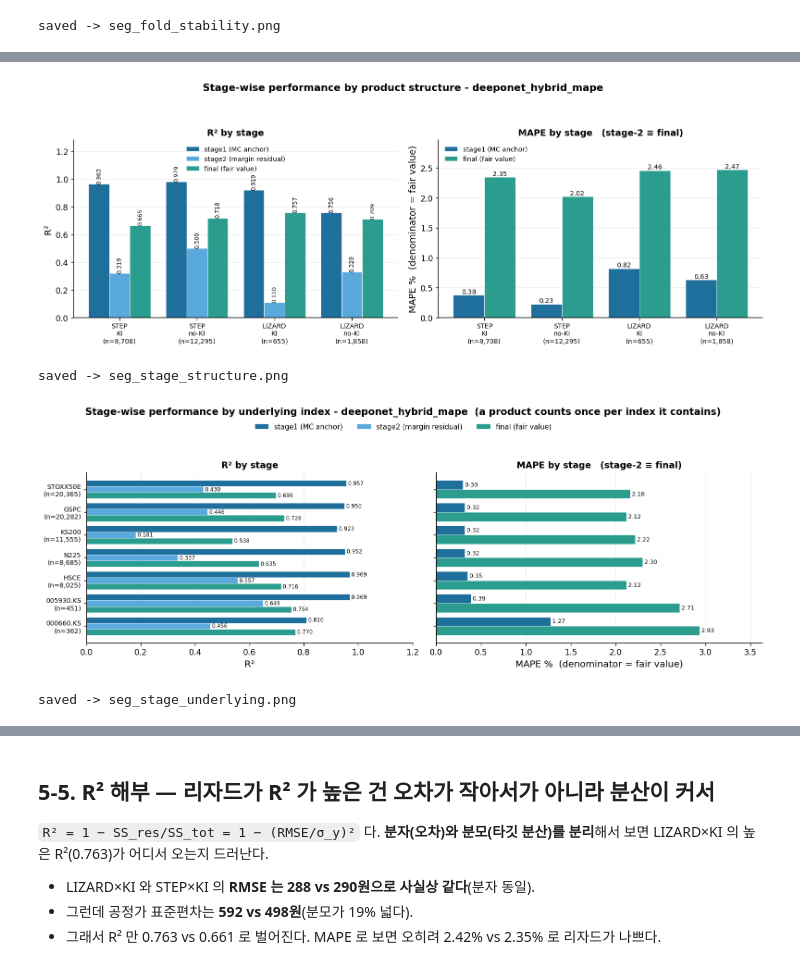
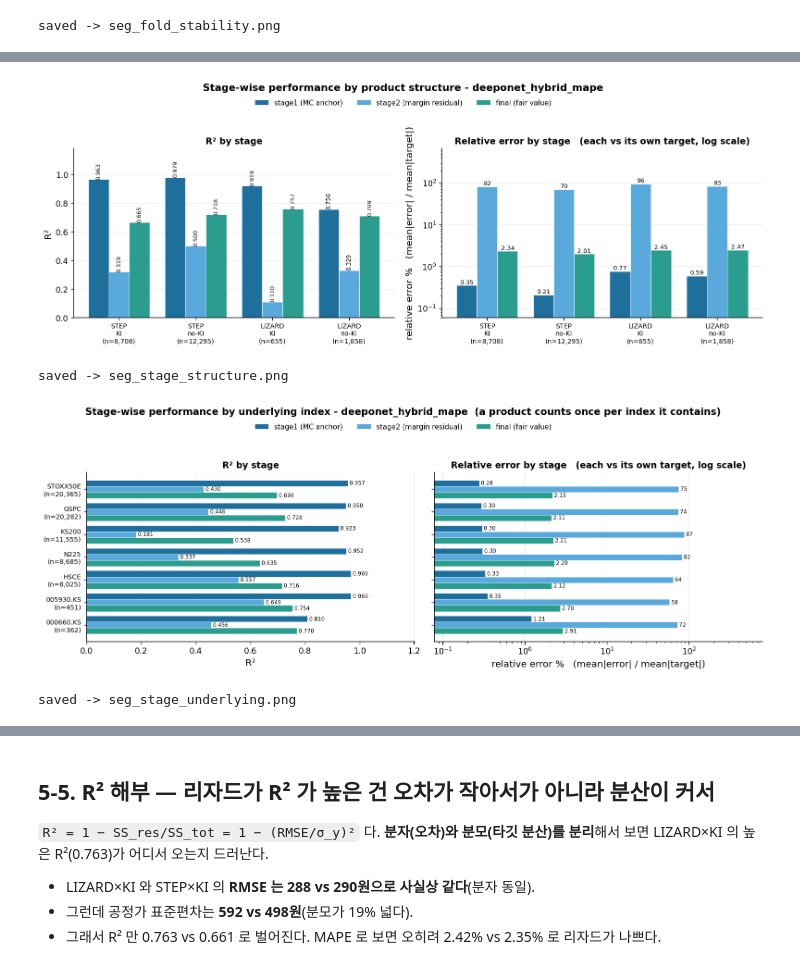
Before and after one commit to JUHWANKIM-ai/PI-DeepONet-ELS, a Jupyter notebook: 5_segment.ipynb, the cells around one changed output, grey strips where cells are left out. Cells and saved outputs as stored; diff of their text form; code cells hidden in the pictures.

```diff
--- a/5_segment.ipynb
+++ b/5_segment.ipynb
@@ -445,15 +485,18 @@ STAGES = [("stage1", "mc_true", "mc_pred", "MC anchor"),
 
 
 def _stage_metrics(sub):
-    """세 단계 지표. MAPE 는 분모를 공정가로 통일(잔차는 0 을 넘나들어 자기분모 MAPE 가 발산)."""
+    """세 단계 지표.
+     RELown = mean|오차| / mean|자기 타깃| — R² 와 같은 규칙(각 단계를 자기 타깃 크기로 정규화).
+              per-row 나눗셈은 잔차가 0 을 넘나들어 발산하므로 집계비를 쓴다.
+     MAPE   = mean(|오차| / 공정가) — 분모를 공정가로 통일한 값(항등식 때문에 stage2 = final)."""
     fair = sub["y_true"].abs().values
     row = {}
     for sname, tc, pc, _ in STAGES:
-        e = (sub[pc] - sub[tc]).values
+        e = np.abs((sub[pc] - sub[tc]).values)
         row[f"{sname}_R2"] = r2_score(sub[tc], sub[pc])
-        row[f"{sname}_MAPE"] = float((np.abs(e) / fair).mean() * 100)          # 공통 분모 = 공정가
-        row[f"{sname}_MAPEown"] = (np.nan if sname == "stage2"
-                                   else float((np.abs(e) / sub[tc].abs()).mean() * 100))
+        row[f"{sname}_RELown"] = float(e.mean() / sub[tc].abs().mean() * 100)  # 자기 타깃 분모
+        row[f"{sname}_MAPE"] = float((e / fair).mean() * 100)                  # 공통 분모 = 공정가
+        row[f"{sname}_MTGT"] = float(sub[tc].abs().mean() * FACE)              # mean|타깃| (원)
         row[f"{sname}_RMSE"] = float(np.sqrt((e ** 2).mean()) * FACE)
         row[f"{sname}_SD"] = float(sub[tc].std() * FACE)
     return row
@@ -484,8 +527,9 @@ UT = {m: stage_table_ticker(M[M.model == m]) for m in HYB}
 pd.concat(ST, names=["model", "group"]).to_csv(fm.stat("seg_stage_structure"))
 pd.concat(UT, names=["model", "group"]).to_csv(fm.stat("seg_stage_underlying"))
 
-SHOW = ["n", "stage1_R2", "stage2_R2", "final_R2", "stage1_MAPE", "stage2_MAPE", "final_MAPE"]
-print(f"=== 상품 구조별 단계 지표 — {STAGE_MODEL}  (MAPE 분모 = 공정가) ===")
+SHOW = ["n", "stage1_R2", "stage2_R2", "final_R2",
+        "stage1_RELown", "stage2_RELown", "final_RELown", "final_MAPE"]
+print(f"=== 상품 구조별 단계 지표 — {STAGE_MODEL}  (RELown 분모 = 각 단계 자기 타깃) ===")
 print(ST[STAGE_MODEL].reindex(STRUCTS)[SHOW].round(4).to_string())
 print(f"\n=== 기초자산 지수별 단계 지표 — {STAGE_MODEL} ===")
 print(UT[STAGE_MODEL][SHOW].round(4).to_string())
@@ -514,52 +558,52 @@ saved -> seg_stage_structure.csv | seg_stage_underlying.csv
 # %%
 # 그림 8: 상품 구조별 단계 지표 — R² · MAPE
 S3 = ST[STAGE_MODEL].reindex(STRUCTS)
-ERRS = [s_ for s_ in STAGES if s_[0] != "stage2"]        # MAPE 는 stage2 ≡ final (항등식)
 XL = [s.replace(" x ", "\n") + f"\n(n={int(v):,})" for s, v in zip(STRUCTS, S3["n"])]
 fig, ax = plt.subplots(1, 2, figsize=(_plot.SLIDE_W, 5.0))
 x = np.arange(len(STRUCTS))
 
 w1 = 0.8 / len(STAGES)
 for j, (sname, _t, _p, lab) in enumerate(STAGES):
     v = S3[f"{sname}_R2"].values
     b = ax[0].bar(x + (j - (len(STAGES) - 1) / 2) * w1, v, w1, label=f"{sname} ({lab})",
                   color=_plot._QUAL[j], edgecolor="white", linewidth=0.4)
     for r, val in zip(b, v):
         ax[0].text(r.get_x() + r.get_width() / 2, val, f"{val:.3f}", ha="center",
                    va="bottom" if val >= 0 else "top", fontsize=7.5, rotation=90)
 ax[0].set_ylabel("R²"); ax[0].set_title("R² by stage", fontsize=11.5)
-ax[0].set_ylim(0, 1.28); ax[0].legend(fontsize=8.5, loc="upper center", framealpha=0.9)
+ax[0].set_ylim(0, 1.18)
 
-w2 = 0.8 / len(ERRS)
-for j, (sname, _t, _p, lab) in enumerate(ERRS):
-    v = S3[f"{sname}_MAPE"].values
-    c = _plot._QUAL[0] if sname == "stage1" else _plot._QUAL[2]
-    b = ax[1].bar(x + (j - (len(ERRS) - 1) / 2) * w2, v, w2, label=f"{sname} ({lab})",
-                  color=c, edgecolor="white", linewidth=0.4)
+for j, (sname, _t, _p, lab) in enumerate(STAGES):        # 오차도 R² 와 같은 규칙: 자기 타깃 분모
+    v = S3[f"{sname}_RELown"].values
+    b = ax[1].bar(x + (j - (len(STAGES) - 1) / 2) * w1, v, w1, label=f"{sname} ({lab})",
+                  color=_plot._QUAL[j], edgecolor="white", linewidth=0.4)
     for r, val in zip(b, v):
-        ax[1].text(r.get_x() + r.get_width() / 2, val, f"{val:.2f}", ha="center",
-                   va="bottom", fontsize=8.5)
-ax[1].set_ylabel("MAPE %  (denominator = fair value)")
-ax[1].set_title("MAPE by stage   (stage-2 ≡ final)", fontsize=11.5)
-ax[1].legend(fontsize=8.5, loc="upper left"); ax[1].margins(y=0.20)
+        ax[1].text(r.get_x() + r.get_width() / 2, val,
+                   f"{val:.2f}" if val < 10 else f"{val:.0f}", ha="center", va="bottom", fontsize=8)
+_v = np.concatenate([S3[f"{s_[0]}_RELown"].values for s_ in STAGES])
+ax[1].set_yscale("log"); ax[1].set_ylim(max(0.05, _v.min() / 3.5), _v.max() * 7)
+ax[1].set_ylabel("relative error %   (mean|error| / mean|target|)")
+ax[1].set_title("Relative error by stage   (each vs its own target, log scale)", fontsize=11.5)
 
 for a in ax:
     a.set_xticks(x); a.set_xticklabels(XL, fontsize=8.5)
-    a.axhline(0, color="#444", lw=0.7)
     a.grid(axis="y", color="#cccccc", lw=0.6, alpha=0.5)
+ax[0].axhline(0, color="#444", lw=0.7)
+h, l = ax[0].get_legend_handles_labels()
+fig.legend(h, l, loc="upper center", ncol=3, bbox_to_anchor=(0.5, 0.945),
+           fontsize=9, frameon=False)
 fig.suptitle(f"Stage-wise performance by product structure - {STAGE_MODEL}", fontsize=13, fontweight="bold")
-fig.tight_layout(rect=(0, 0, 1, 0.93))
+fig.tight_layout(rect=(0, 0, 1, 0.90))
 fig.savefig(fm.image("seg_stage_structure"), dpi=400, bbox_inches="tight", transparent=True)
 plt.show()
 print("saved ->", fm.image("seg_stage_structure").name)
 # %% [output]
-[figure, old version]
+[figure, new version]
 saved -> seg_stage_structure.png
 # %%
 # 그림 9: 기초자산 지수별 단계 지표 — R² · MAPE
 U3 = UT[STAGE_MODEL]
 YL = [f"{i}\n(n={int(v):,})" for i, v in zip(U3.index, U3["n"])]
-ERRS = [s_ for s_ in STAGES if s_[0] != "stage2"]
 fig, ax = plt.subplots(1, 2, figsize=(_plot.SLIDE_W, max(5.0, 0.56 * len(U3))))
 y = np.arange(len(U3))
 
@@ -574,23 +618,23 @@ for j, (sname, _t, _p, lab) in enumerate(STAGES):
 ax[0].set_xlabel("R²"); ax[0].set_title("R² by stage", fontsize=11.5)
 ax[0].margins(x=0.24)
 
-w2 = 0.8 / len(ERRS)
-for j, (sname, _t, _p, lab) in enumerate(ERRS):
-    v = U3[f"{sname}_MAPE"].values
-    c = _plot._QUAL[0] if sname == "stage1" else _plot._QUAL[2]
-    ax[1].barh(y + (j - (len(ERRS) - 1) / 2) * w2, v, w2, label=f"{sname} ({lab})",
-               color=c, edgecolor="white", linewidth=0.4)
+for j, (sname, _t, _p, lab) in enumerate(STAGES):        # 오차도 R² 와 같은 규칙: 자기 타깃 분모
+    v = U3[f"{sname}_RELown"].values
+    ax[1].barh(y + (j - (len(STAGES) - 1) / 2) * w1, v, w1, label=f"{sname} ({lab})",
+               color=_plot._QUAL[j], edgecolor="white", linewidth=0.4)
     for k, val in enumerate(v):
-        ax[1].text(val, y[k] + (j - (len(ERRS) - 1) / 2) * w2, f" {val:.2f}",
-                   va="center", fontsize=7.5)
-ax[1].set_xlabel("MAPE %  (denominator = fair value)")
-ax[1].set_title("MAPE by stage   (stage-2 ≡ final)", fontsize=11.5)
-ax[1].margins(x=0.24)
+        ax[1].text(val, y[k] + (j - (len(STAGES) - 1) / 2) * w1,
+                   f" {val:.2f}" if val < 10 else f" {val:.0f}", va="center", fontsize=7)
+_v = np.concatenate([U3[f"{s_[0]}_RELown"].values for s_ in STAGES])
+ax[1].set_xscale("log"); ax[1].set_xlim(max(0.05, _v.min() / 3.5), _v.max() * 9)
+ax[1].set_xlabel("relative error %   (mean|error| / mean|target|)")
+ax[1].set_title("Relative error by stage   (each vs its own target, log scale)", fontsize=11.5)
 
 for a in ax:
     a.set_yticks(y); a.set_yticklabels(YL if a is ax[0] else [], fontsize=8.5)
-    a.invert_yaxis(); a.axvline(0, color="#444", lw=0.7)
+    a.invert_yaxis()
     a.grid(axis="x", color="#dddddd", lw=0.5, alpha=0.6)
+ax[0].axvline(0, color="#444", lw=0.7)
 h, l = ax[0].get_legend_handles_labels()
 fig.legend(h, l, loc="upper center", ncol=3, bbox_to_anchor=(0.5, 0.945),
            fontsize=9, frameon=False)
@@ -601,7 +645,7 @@ fig.savefig(fm.image("seg_stage_underlying"), dpi=400, bbox_inches="tight", tran
 plt.show()
 print("saved ->", fm.image("seg_stage_underlying").name)
 # %% [output]
-[figure, old version]
+[figure, new version]
 saved -> seg_stage_underlying.png
 # %%
 # 그림 9b: 기초자산 지수별 단계 지표 — 세로 막대 버전 (그림 9 의 가로판과 같은 수치)
```
Also changed, not shown: parts of 8 cells of this notebook.
